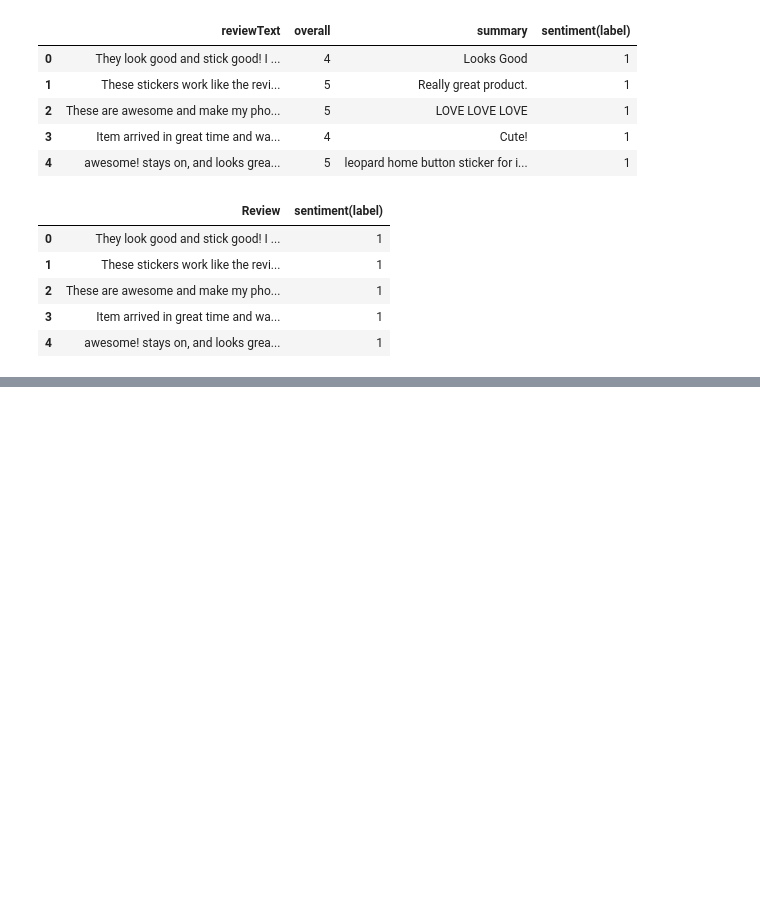
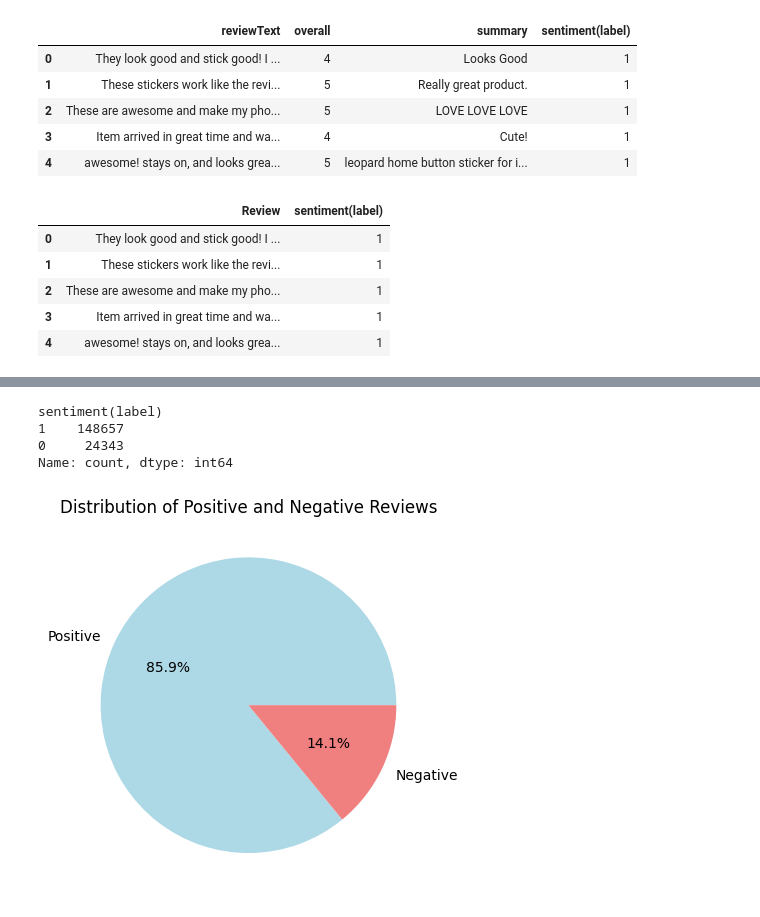
Before and after one commit to Omkar-Arch/AMAZON-REVIEW-SENTIMENT-ANALYSIS, a Jupyter notebook: notebook2.ipynb, the cells around one changed output, grey strips where cells are left out. Saved outputs shown, nothing was run; the diff lists cells and outputs as text; code cells hidden in the pictures; blank space fills up the shorter version.

Commit message:
Phase 2 completed: exploratory data analysis

```diff
--- a/notebook2.ipynb
+++ b/notebook2.ipynb
@@ -20,8 +20,7 @@ import pickle
 [nltk_data]     C:\Users\omkar/nltk_data...
 [nltk_data]   Package stopwords is already up-to-date!
 # %%
-df = pd.read_json("c:\\Users\\omkar\\AppData\\Local\\Temp\\Cell_Phones_and_Accessories_5 (2).json"
-                  , lines=True)
+df = pd.read_json("c:\\Users\\omkar\\AppData\\Local\\Temp\\Cell_Phones_and_Accessories_5.json", lines=True)
 # keep only the desired columns
 df = df[['reviewText', 'overall', 'summary']]
 # %%
@@ -123,0 +134,15 @@ df.head()
+# %%
+df['sentiment(label)'].value_counts()
+#Checkinng distribution of positive and negative reviews
+# %% [output]
+sentiment(label)
+1    148657
+0     24343
+Name: count, dtype: int64
+# %%
+import matplotlib.pyplot as plt
+plt.pie(df['sentiment(label)'].value_counts(), labels=['Positive', 'Negative'], autopct='%1.1f%%', colors=['lightblue', 'lightcoral'])
+plt.title('Distribution of Positive and Negative Reviews')
+plt.show()
+# %% [output]
+[figure, added]
```
Also changed, not shown: parts of 20 cells of this notebook, 1 other file.
